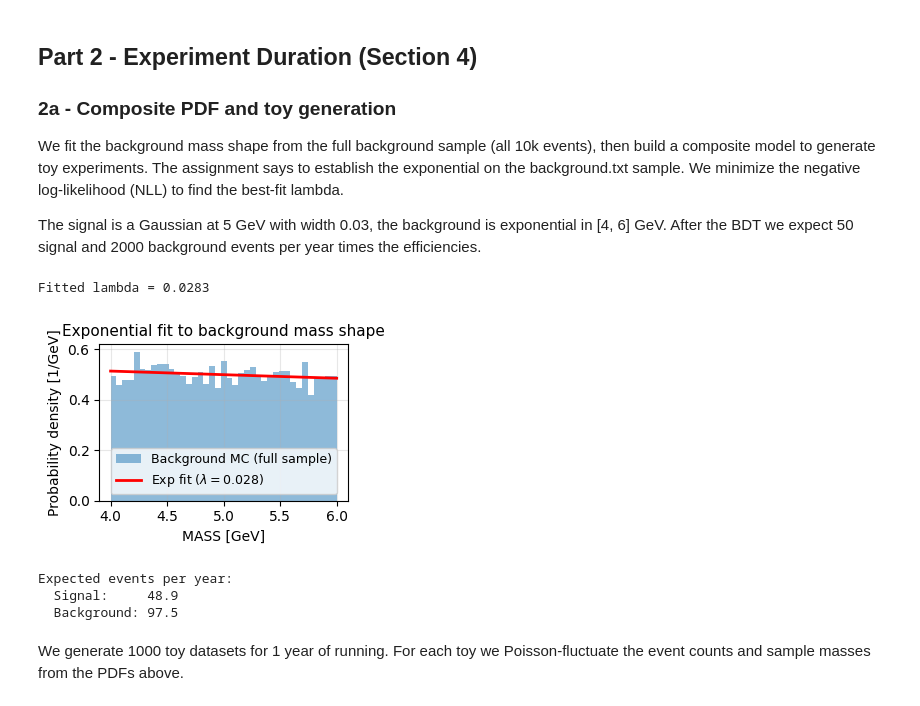
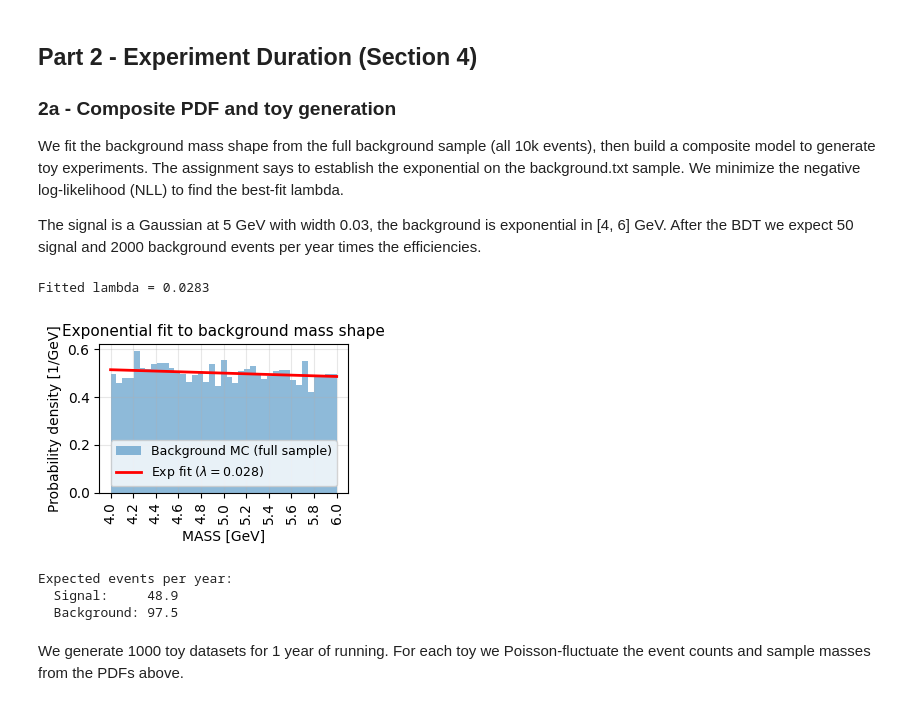
Before and after one commit to liuzzle/particle-discovery, a Jupyter notebook: particle_discovery.ipynb, the cells around one changed output. Cells and saved outputs as stored; diff of their text form; code cells hidden in the pictures.

```diff
--- a/particle_discovery.ipynb
+++ b/particle_discovery.ipynb
@@ -376,44 +384,46 @@ Background passing: 242 / 4966
 We fit the background mass shape from the full background sample (all 10k events), then build a composite model to generate toy experiments. The assignment says to establish the exponential on the background.txt sample. We minimize the negative log-likelihood (NLL) to find the best-fit lambda.
 
 The signal is a Gaussian at 5 GeV with width 0.03, the background is exponential in [4, 6] GeV. After the BDT we expect 50 signal and 2000 background events per year times the efficiencies.
-# %%
-def exp_nll(lam, data):
-    Z = (np.exp(-lam * MASS_LO) - np.exp(-lam * MASS_HI)) / lam
-    return -np.sum(-lam * data) + len(data) * np.log(Z)
-
-# fit lambda from the full background sample (not just post-BDT)
-bkg_mass = bkg['MASS'].values
-fit_result = optimize.minimize_scalar(lambda slope: exp_nll(slope, bkg_mass), bounds=(-5, 5), method='bounded')
-lambda_fit = fit_result.x
-
-print(f"Fitted lambda = {lambda_fit:.4f}")
-
-fig, ax = plt.subplots(figsize=(3.3, 2.5))
-bins = np.linspace(MASS_LO, MASS_HI, 40)
-ax.hist(bkg_mass, bins=bins, density=True, histtype='stepfilled',
-        alpha=0.5, label='Background MC (full sample)')
-m_plot = np.linspace(MASS_LO, MASS_HI, 200)
-Z = (np.exp(-lambda_fit * MASS_LO) - np.exp(-lambda_fit * MASS_HI)) / lambda_fit
-ax.plot(m_plot, np.exp(-lambda_fit * m_plot) / Z, 'r-', lw=2, label=f'Exp fit ($\\lambda={lambda_fit:.3f}$)')
-ax.set_xlabel('MASS [GeV]')
-ax.set_ylabel('Probability density [1/GeV]')
-ax.set_title('Exponential fit to background mass shape')
-ax.legend()
-ax.grid(True, alpha=0.3)
-plt.tight_layout()
-plt.savefig('plots/exp_fit.png', dpi=200, bbox_inches='tight')
-plt.show()
-
-n_sig_per_year = N_SIG_PER_YEAR * sig_eff
-n_bkg_per_year = N_BKG_PER_YEAR * bkg_eff
-print(f"\nExpected events per year:")
-print(f"  Signal:     {n_sig_per_year:.1f}")
-print(f"  Background: {n_bkg_per_year:.1f}")
-# %% [output]
-Fitted lambda = 0.0283
-[figure, removed]
-Expected events per year:
-  Signal:     48.9
-  Background: 97.5
+# %%
+def exp_nll(lam, data):
+    Z = (np.exp(-lam * MASS_LO) - np.exp(-lam * MASS_HI)) / lam
+    return -np.sum(-lam * data) + len(data) * np.log(Z)
+
+# fit lambda from the full background sample (not just post-BDT)
+bkg_mass = bkg['MASS'].values
+fit_result = optimize.minimize_scalar(lambda slope: exp_nll(slope, bkg_mass), bounds=(-5, 5), method='bounded')
+lambda_fit = fit_result.x
+
+print(f"Fitted lambda = {lambda_fit:.4f}")
+
+fig, ax = plt.subplots(figsize=(3.3, 2.5))
+bins = np.linspace(MASS_LO, MASS_HI, 40)
+ax.hist(bkg_mass, bins=bins, density=True, histtype='stepfilled',
+        alpha=0.5, label='Background MC (full sample)')
+m_plot = np.linspace(MASS_LO, MASS_HI, 200)
+Z = (np.exp(-lambda_fit * MASS_LO) - np.exp(-lambda_fit * MASS_HI)) / lambda_fit
+ax.plot(m_plot, np.exp(-lambda_fit * m_plot) / Z, 'r-', lw=2, label=f'Exp fit ($\\lambda={lambda_fit:.3f}$)')
+ax.set_xlabel('MASS [GeV]')
+ax.set_ylabel('Probability density [1/GeV]')
+ax.set_title('Exponential fit to background mass shape')
+ax.legend()
+ax.grid(True, alpha=0.3)
+ax.set_xticks(np.arange(4, 6.2, 0.2))
+ax.tick_params(axis='x', rotation=90)
+plt.tight_layout()
+plt.savefig('plots/exp_fit.png', dpi=200, bbox_inches='tight')
+plt.show()
+
+n_sig_per_year = N_SIG_PER_YEAR * sig_eff
+n_bkg_per_year = N_BKG_PER_YEAR * bkg_eff
+print(f"\nExpected events per year:")
+print(f"  Signal:     {n_sig_per_year:.1f}")
+print(f"  Background: {n_bkg_per_year:.1f}")
+# %% [output]
+Fitted lambda = 0.0283
+[figure, added]
+Expected events per year:
+  Signal:     48.9
+  Background: 97.5
 # %% [markdown]
 We generate 1000 toy datasets for 1 year of running. For each toy we Poisson-fluctuate the event counts and sample masses from the PDFs above.
```
Also changed, not shown: parts of 10 cells of this notebook, 7 other files.
